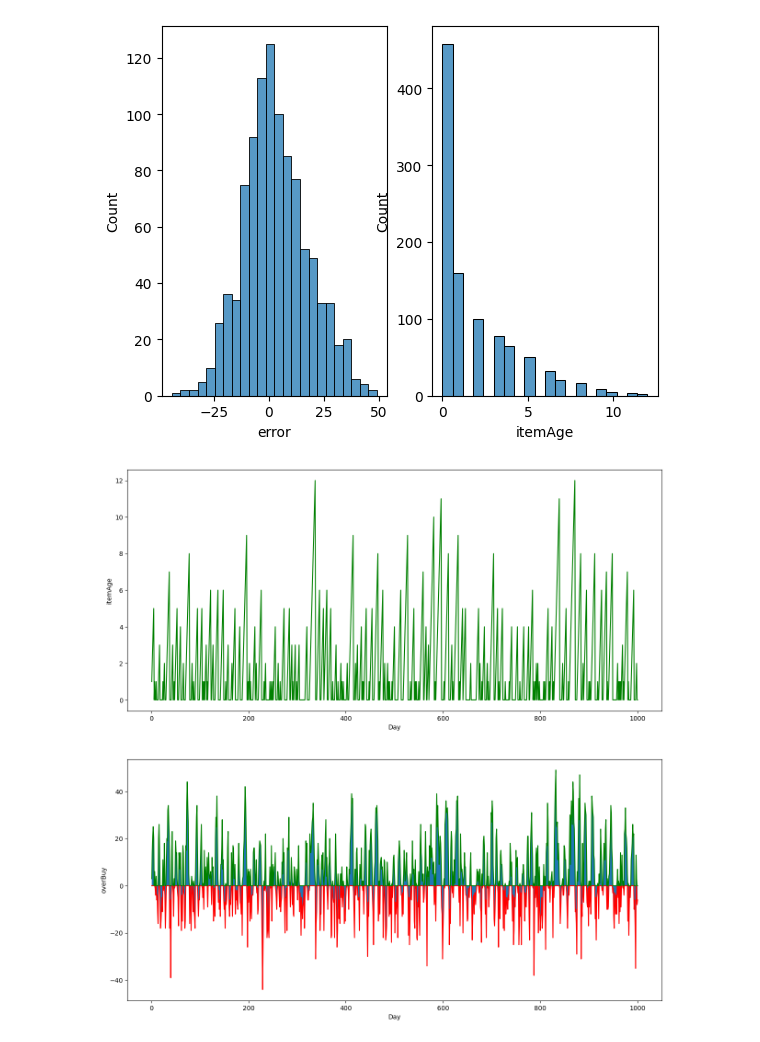
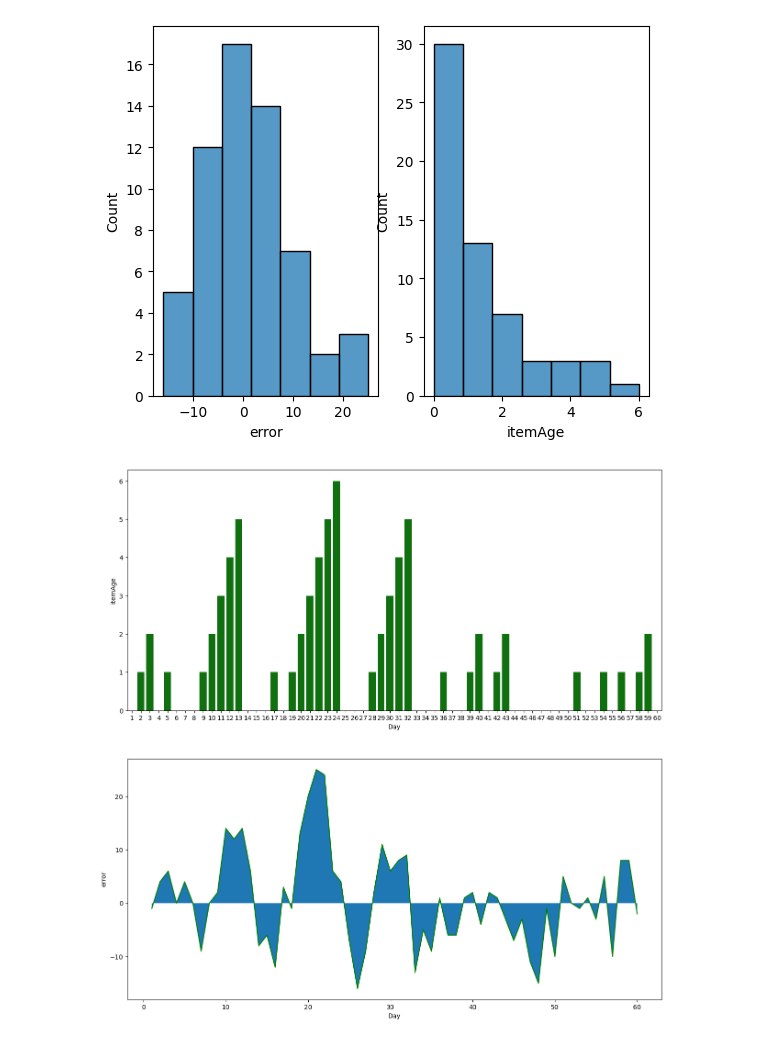
Before and after one commit to Raldoso/Warehouse_RL_Project, a Jupyter notebook: main.ipynb, the cells around one changed output. Drawn from its saved outputs; the diff is of its cells as text; code cells hidden in the pictures.

```diff
--- a/main.ipynb
+++ b/main.ipynb
@@ -37,13 +37,13 @@ class Warehouse():
         self.storage[3] = self.predict_order()
         #LOGGING
         for shop in self.shops:
-            self.log = self.log.append({
+            new_row = {
                 "Day" : self.dayCount,
                 "storeId" : shop.id,
                 "itemAge" : 0 if shop.storage[-1] == 0 else len(shop.storage), #storage is never empty due to negative index errors
                 "sumItem" : sum(shop.storage),
-                "overBuy" : -shop.overbuy},
-                    ignore_index=True)
+                "overBuy" : -shop.overbuy}
+            self.log.loc[len(self.log.index)] = new_row
         self.dayCount += 1
 
 class Shop():
@@ -99,17 +99,18 @@ sns.histplot(data=w.log,x="error",ax=axes[0])
 sns.histplot(data=w.log,x="itemAge",ax=axes[1])
 plt.show()
 # %% [output]
-[figure, old version]
+[figure, new version]
 # %%
 fig, axes = plt.subplots(2)
 fig.set_figheight(15)
 fig.set_figwidth(15)
-sns.lineplot(data=w.log,x="Day",y="itemAge",color="green", ax= axes[0])
-sns.lineplot(data=w.log,x="Day",y="overBuy",color="red", ax= axes[1])
-sns.lineplot(data=w.log,x ="Day", y="sumItem",color="green", ax= axes[1])
+sns.barplot(data=w.log,x="Day",y="itemAge",color="green", ax= axes[0])
+#sns.barplot(data=w.log,x="Day",y="overBuy",color="red", ax= axes[1])
+#sns.barplot(data=w.log,x ="Day", y="sumItem",color="green", ax= axes[1])
 w.log["error"] = w.log["overBuy"] + w.log["sumItem"]
-plt.fill_between(w.log["Day"],w.log["error"])
+sns.lineplot(data=w.log,x ="Day", y="error",color="green", ax= axes[1])
+plt.fill_between(w.log["Day"],w.log["error"],interpolate=True)
 
 plt.show()
 # %% [output]
-[figure, old version]
+[figure, new version]
```
Also changed, not shown: parts of 1 cell of this notebook.
